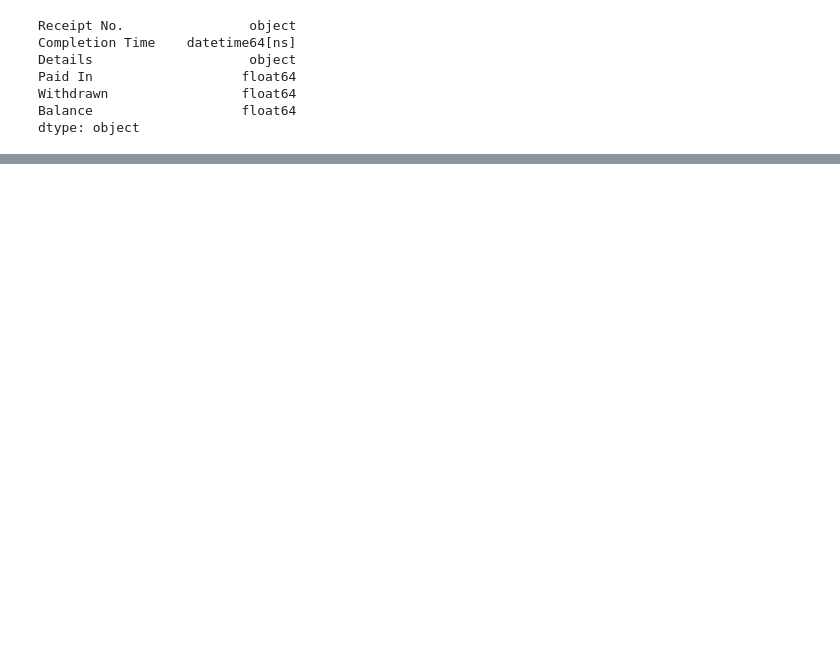
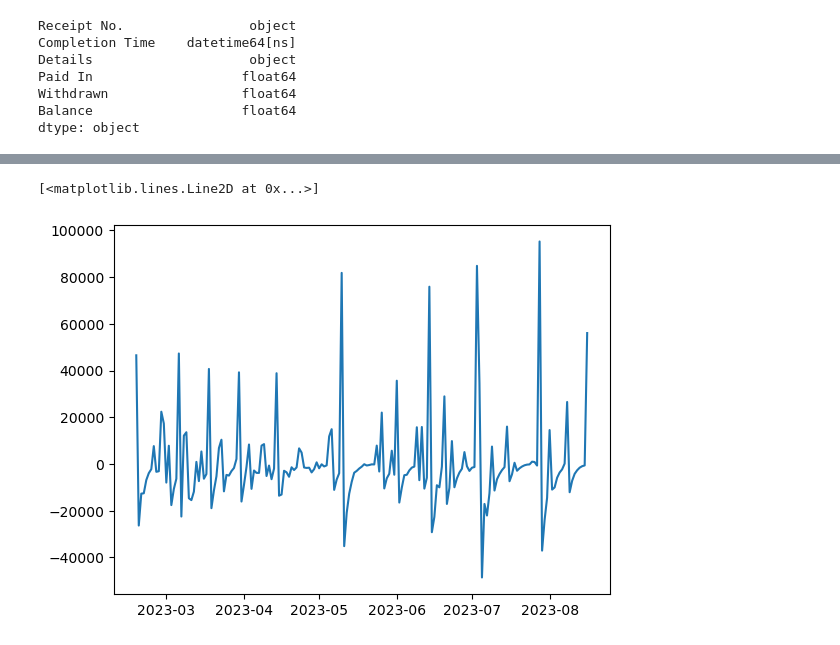
Before and after one commit to arnoldmuiruri/mpesa_analysis, a Jupyter notebook: bank_reconciliation.ipynb, the cells around one changed output, grey strips where cells are left out. Saved outputs shown, nothing was run; the diff lists cells and outputs as text; code cells hidden in the pictures; blank space fills up the shorter version.

```diff
--- a/bank_reconciliation.ipynb
+++ b/bank_reconciliation.ipynb
@@ -138,0 +231,5 @@ monthly_transactions
+# %%
+from arch.unitroot import ADF
+series = latest_running_balance["EMA"].diff().dropna()
+adf = ADF(series)
+print(adf.summary().as_text())
@@ -138,0 +248,6 @@ monthly_transactions
+# %%
+from matplotlib import pyplot
+pyplot.plot(series)
+# %% [output]
+[<matplotlib.lines.Line2D at 0x...>]
+[figure, added]
```
Also changed, not shown: parts of 19 cells of this notebook.
